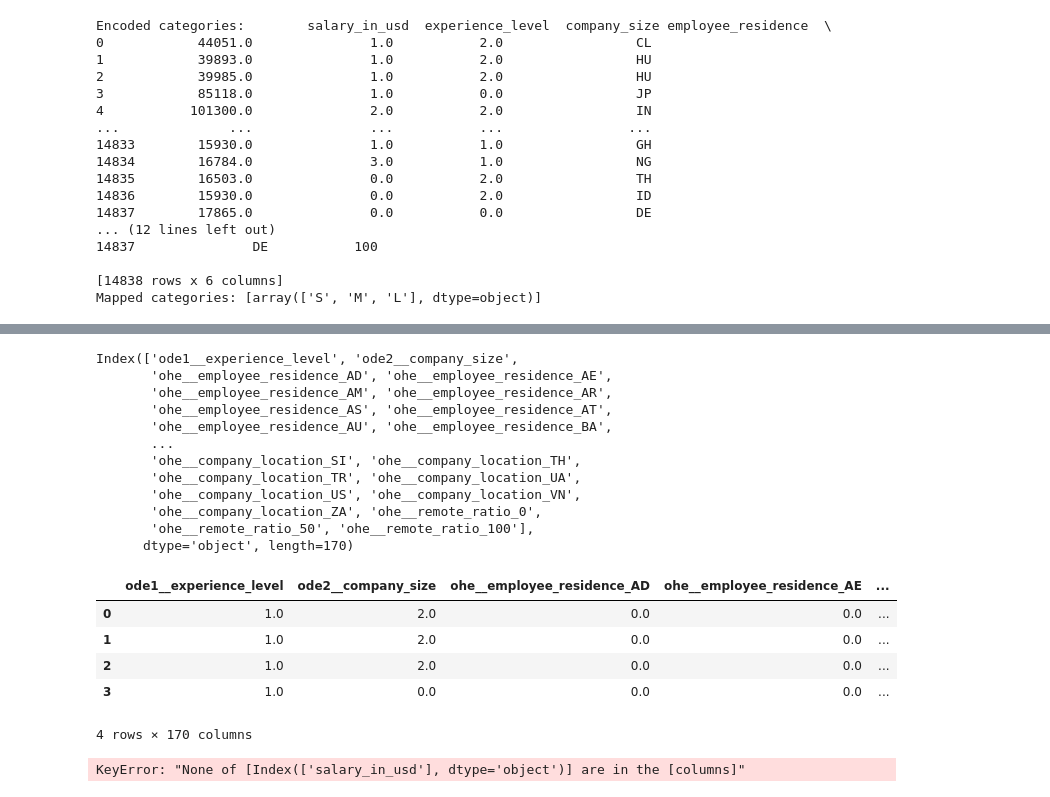
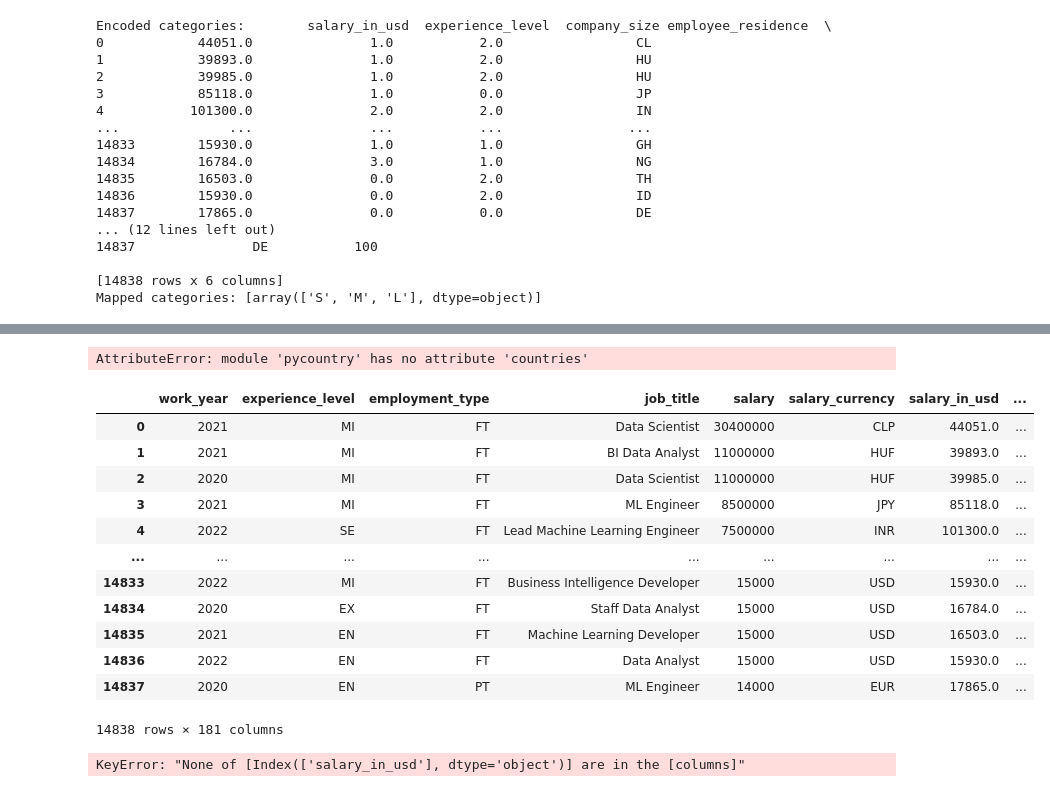
Before and after one commit to bdeanhardt/DIS_ML_Final_Project, a Jupyter notebook: exploration.ipynb, the cells around one changed output, grey strips where cells are left out. Cells and saved outputs as stored; diff of their text form; code cells hidden in the pictures.

```diff
--- a/exploration.ipynb
+++ b/exploration.ipynb
@@ -143,3 +191,24 @@ plt.show()
+# %%
+import pycountry
+import pycountry_convert as pc
+
+def process_location(job_data):
+    job_data = job_data.value_counts().reset_index()
+    job_data.columns = ['location', 'frequency']
+    filter_threshold = 0.5
+
+    def get_continent(country_code):
+        country_name = pc.country_alpha2_to_country_name(country_code)
+        if country_name:
+            return pc.country_alpha2_to_continent_code(country_code)
+        else:
+            return 'Other'
+
+    for index,row in job_data.iterrows():
+        if row['frequency'] / job_data.shape[0] < filter_threshold:
+            job_data.at[index, 'location'] = get_continent(row['location'])
+
+    return job_data['location']
 # %%
 from sklearn.preprocessing import OrdinalEncoder
 
@@ -259,50 +298,48 @@ remainder__company_size                       1.000000
+# %%
+
+data['employee_residence'] = process_location(data['employee_residence'])
+# %% [output]
+AttributeError: module 'pycountry' has no attribute 'countries'
 # %%
 from sklearn.preprocessing import OneHotEncoder,OrdinalEncoder
 from sklearn.compose import ColumnTransformer
 
-one_hot_encoding_cat = ['employee_residence','company_location','remote_ratio']
+one_hot_encoding_cat = ['employee_residence','company_location','remote_ratio', 'job_title']
 ordinal_encoding_cat = ['experience_level','company_size']
 
 ode1 = OrdinalEncoder(categories=[['EN', 'MI', 'SE', 'EX']])
 ode2 = OrdinalEncoder(categories=[['S','M','L']])
 ohe = OneHotEncoder()
 
 ##columnTransformer
 ct = ColumnTransformer(
     transformers=[
         ('ode1', ode1, ['experience_level']),
         ('ode2', ode2, ['company_size']),
         ('ohe', ohe, one_hot_encoding_cat)
     ],
 )
 
-trf = ct.fit_transform(data)
-trf = trf.toarray()
-column_names = ct.get_feature_names_out()
-df = pd.DataFrame(trf,columns=column_names)
+trf = ct.fit_transform(data).toarray()
+df = pd.DataFrame(trf,columns=ct.get_feature_names_out())
 
-print(df.columns)
+data = data.join(df, how='inner')
 
-df.head(4)
+data
 # %% [output]
+|  | work_year | experience_level | employment_type | job_title | salary | salary_currency | salary_in_usd | ... |
+| 0 | 2021 | MI | FT | Data Scientist | 30400000 | CLP | 44051.0 | ... |
+| 1 | 2021 | MI | FT | BI Data Analyst | 11000000 | HUF | 39893.0 | ... |
+| 2 | 2020 | MI | FT | Data Scientist | 11000000 | HUF | 39985.0 | ... |
+| 3 | 2021 | MI | FT | ML Engineer | 8500000 | JPY | 85118.0 | ... |
+| 4 | 2022 | SE | FT | Lead Machine Learning Engineer | 7500000 | INR | 101300.0 | ... |
+| ... | ... | ... | ... | ... | ... | ... | ... | ... |
+| 14833 | 2022 | MI | FT | Business Intelligence Developer | 15000 | USD | 15930.0 | ... |
+| 14834 | 2020 | EX | FT | Staff Data Analyst | 15000 | USD | 16784.0 | ... |
+| 14835 | 2021 | EN | FT | Machine Learning Developer | 15000 | USD | 16503.0 | ... |
+| 14836 | 2022 | EN | FT | Data Analyst | 15000 | USD | 15930.0 | ... |
+| 14837 | 2020 | EN | PT | ML Engineer | 14000 | EUR | 17865.0 | ... |
-Index(['ode1__experience_level', 'ode2__company_size',
-       'ohe__employee_residence_AD', 'ohe__employee_residence_AE',
-       'ohe__employee_residence_AM', 'ohe__employee_residence_AR',
-       'ohe__employee_residence_AS', 'ohe__employee_residence_AT',
-       'ohe__employee_residence_AU', 'ohe__employee_residence_BA',
-       ...
-       'ohe__company_location_SI', 'ohe__company_location_TH',
-       'ohe__company_location_TR', 'ohe__company_location_UA',
-       'ohe__company_location_US', 'ohe__company_location_VN',
-       'ohe__company_location_ZA', 'ohe__remote_ratio_0',
-       'ohe__remote_ratio_50', 'ohe__remote_ratio_100'],
-      dtype='object', length=170)
+14838 rows × 181 columns
-|  | ode1__experience_level | ode2__company_size | ohe__employee_residence_AD | ohe__employee_residence_AE | ... |
-| 0 | 1.0 | 2.0 | 0.0 | 0.0 | ... |
-| 1 | 1.0 | 2.0 | 0.0 | 0.0 | ... |
-| 2 | 1.0 | 2.0 | 0.0 | 0.0 | ... |
-| 3 | 1.0 | 0.0 | 0.0 | 0.0 | ... |
-4 rows × 170 columns
 # %%
 from sklearn.linear_model import LinearRegression
 from sklearn.model_selection import train_test_split
```
Also changed, not shown: parts of 8 cells of this notebook.
